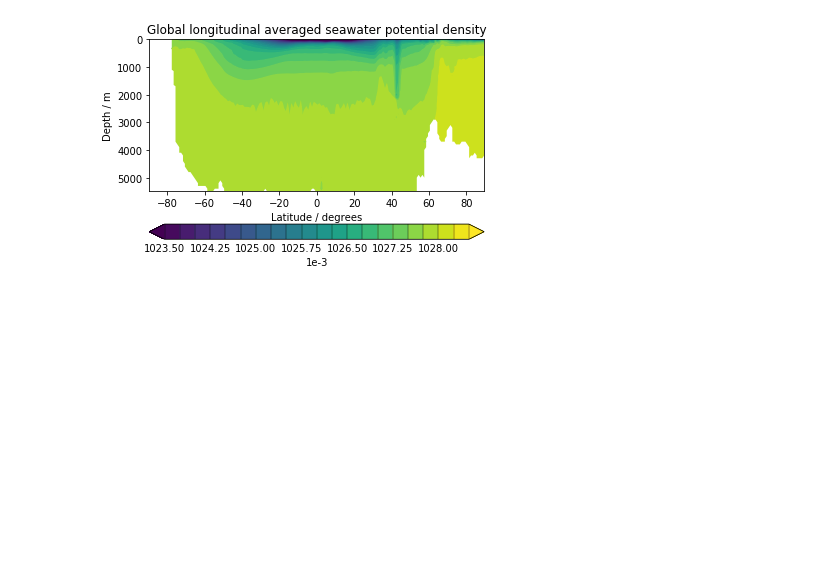
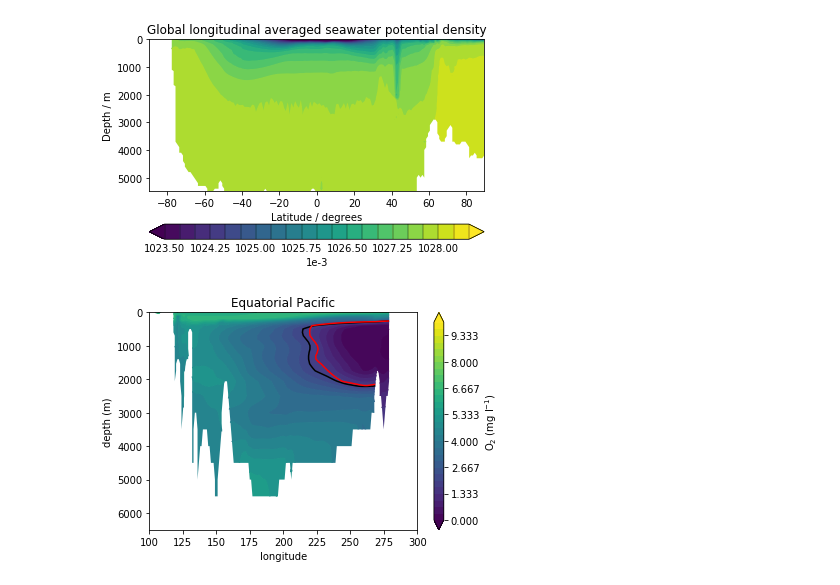
Before and after one commit to PaulHalloran/Jupiter_notebooks_halloran, a Jupyter notebook: iop_talk.ipynb, the cells around one changed output. Drawn from its saved outputs; the diff is of its cells as text; code cells hidden in the pictures; blank space fills up the shorter version.

```diff
--- a/iop_talk.ipynb
+++ b/iop_talk.ipynb
@@ -138,3 +160,23 @@ plt.title('Global longitudinal averaged seawater potential density')
 plt.savefig('/Users/ph290/Documents/HalloranSync/documents/presentations/IOP_2019/atlantic_ocean_denisty.png',dpi=600)
 # %% [output]
 [figure]
+# %%
+directory = '/Users/ph290/Downloads/cmip6_data/'
+# %%
+file= directory+'o2_Omon_GFDL-CM4_ssp585_r1i1p1f1_gr_regridded.nc'
+c = iris.load_cube(file)
+lon_west,lon_east,lat_south,lat_north = 100,300,-90,90
+c = extract_region(c,lon_west,lon_east,lat_south,lat_north)
+c_mean_start = c[0:20].collapsed('time',iris.analysis.MEAN)
+c_mean_end = c[-20:-1].collapsed('time',iris.analysis.MEAN)
+my_plt = iplt.contourf(((c_mean_start[:,90,:]*15.994*2)),np.linspace(0,10,31),extend='both')
+iplt.contour(((c_mean_start[:,90,:]*15.994*2)),levels=[2],colors='k')
+iplt.contour(((c_mean_end[:,90,:]*15.994*2)),levels=[2],colors='r')
+plt.title('Equatorial Pacific')
+plt.ylabel('depth (m)')
+plt.xlabel('longitude')
+cbar = plt.colorbar(my_plt)
+cbar.set_label('O$_2$ (mg l$^{-1}$)')
+plt.savefig('/Users/ph290/Documents/HalloranSync/documents/presentations/IOP_2019/o2_GFDL-CM4.png',dpi=600)
+# %% [output]
+[figure, added]
```
Also changed, not shown: parts of 10 cells of this notebook.
